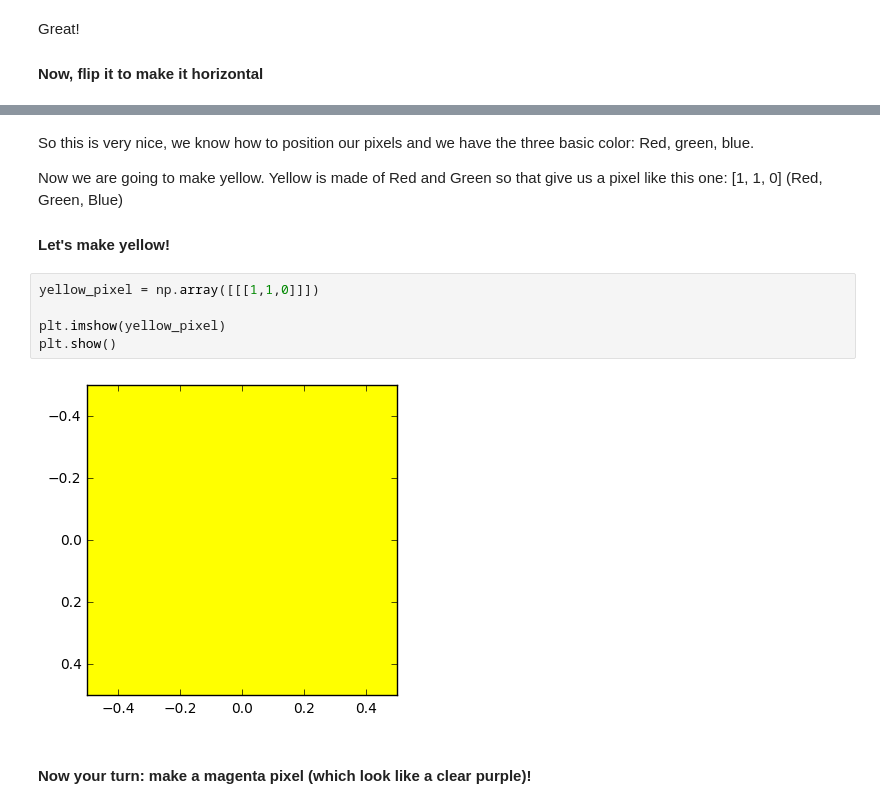
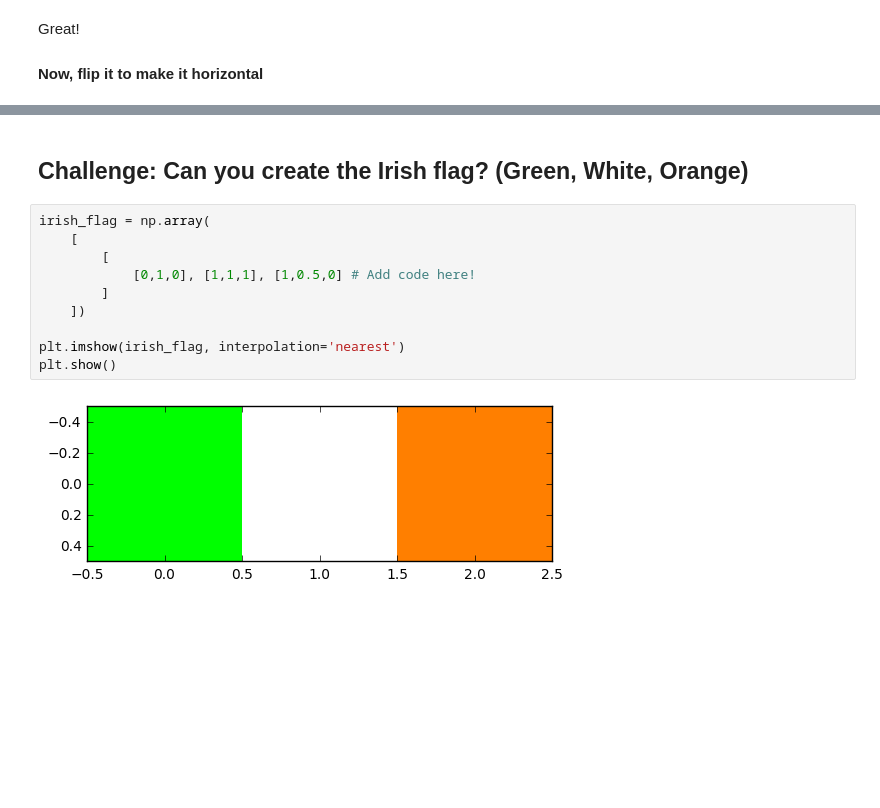
Before and after one commit to dmateusp/CODERDOJO, a Jupyter notebook: solutions/CoderDojo - Solution - Image Processing - Color jutsu.ipynb, the cells around one changed output, grey strips where cells are left out. Drawn from its saved outputs; the diff is of its cells as text; blank space fills up the shorter version.

Commit message:
Color activities improved

```diff
--- a/solutions/CoderDojo - Solution - Image Processing - Color jutsu.ipynb
+++ b/solutions/CoderDojo - Solution - Image Processing - Color jutsu.ipynb
@@ -77,19 +173,17 @@ plt.imshow(image_horizontal, interpolation='nearest')
 plt.show()
 # %% [output]
 [figure]
-# %% [markdown]
-So this is very nice, we know how to position our pixels and we have the three basic color: Red, green, blue.
-
-Now we are going to make yellow.
-Yellow is made of Red and Green so that give us a pixel like this one: [1, 1, 0] (Red, Green, Blue)
-
-#### Let's make yellow!
+# %% [markdown]
+## Challenge: Can you create the Irish flag? (Green, White, Orange)
 # %%
-yellow_pixel = np.array([[[1,1,0]]])
+irish_flag = np.array(
+    [
+        [
+            [0,1,0], [1,1,1], [1,0.5,0] # Add code here!
+        ]
+    ])
 
-plt.imshow(yellow_pixel)
+plt.imshow(irish_flag, interpolation='nearest')
 plt.show()
 # %% [output]
-[figure, old version]
+[figure, new version]
-# %% [markdown]
-#### Now your turn: make a magenta pixel (which look like a clear purple)!
```
Also changed, not shown: parts of 18 cells of this notebook, 2 other files.
